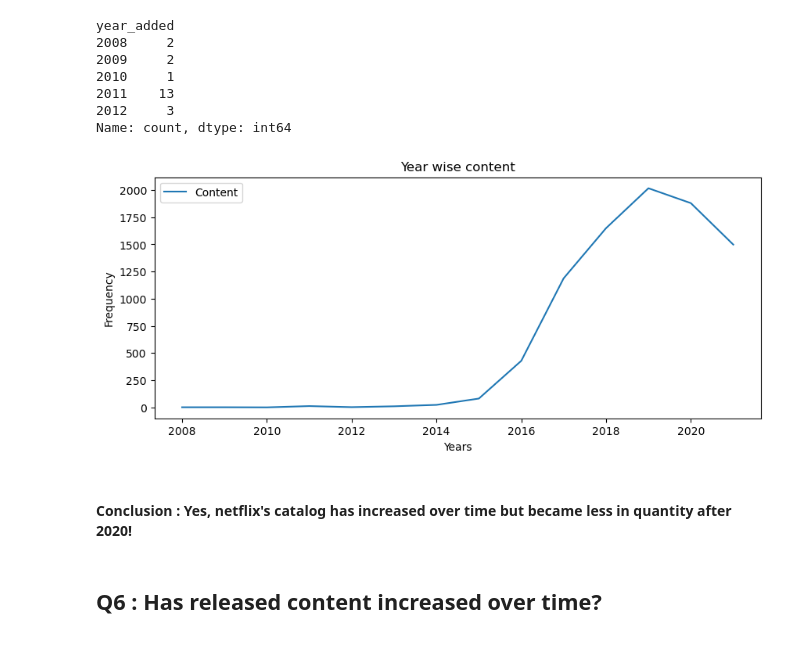
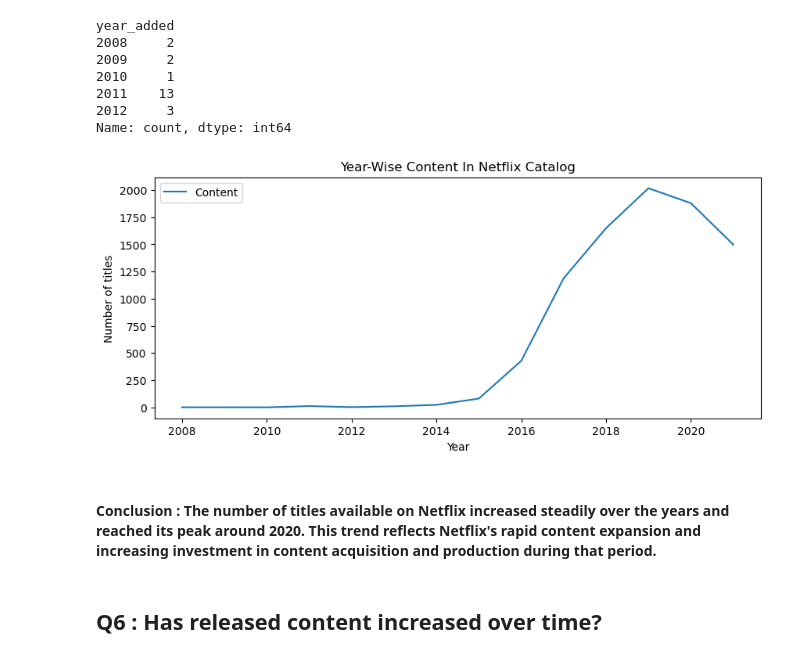
Before and after one commit to Yash-Codes07/netflix-content-analysis, a Jupyter notebook: notebooks/netflix_content_analysis.ipynb, the cells around one changed output. Cells and saved outputs as stored; diff of their text form; code cells hidden in the pictures.

```diff
--- a/notebooks/netflix_content_analysis.ipynb
+++ b/notebooks/netflix_content_analysis.ipynb
@@ -187,15 +189,15 @@ Name: count, dtype: int64
 # %%
 plt.figure(figsize=(10, 4))
 plt.plot(year_added_count.index, year_added_count.values, label="Content")
 plt.legend()
-plt.xlabel("Years")
-plt.ylabel("Frequency")
-plt.title("Year wise content")
+plt.xlabel("Year")
+plt.ylabel("Number of titles")
+plt.title("Year-Wise Content In Netflix Catalog")
 plt.show()
 # %% [output]
-[figure, old version]
+[figure, new version]
 # %% [markdown]
-#### Conclusion : Yes, netflix's catalog has increased over time but became less in quantity after 2020!
+#### Conclusion : The number of titles available on Netflix increased steadily over the years and reached its peak around 2020. This trend reflects Netflix's rapid content expansion and increasing investment in content acquisition and production during that period.
 # %% [markdown]
 ## Q6 : Has released content increased over time?
 # %%
```
Also changed, not shown: parts of 33 cells of this notebook.
